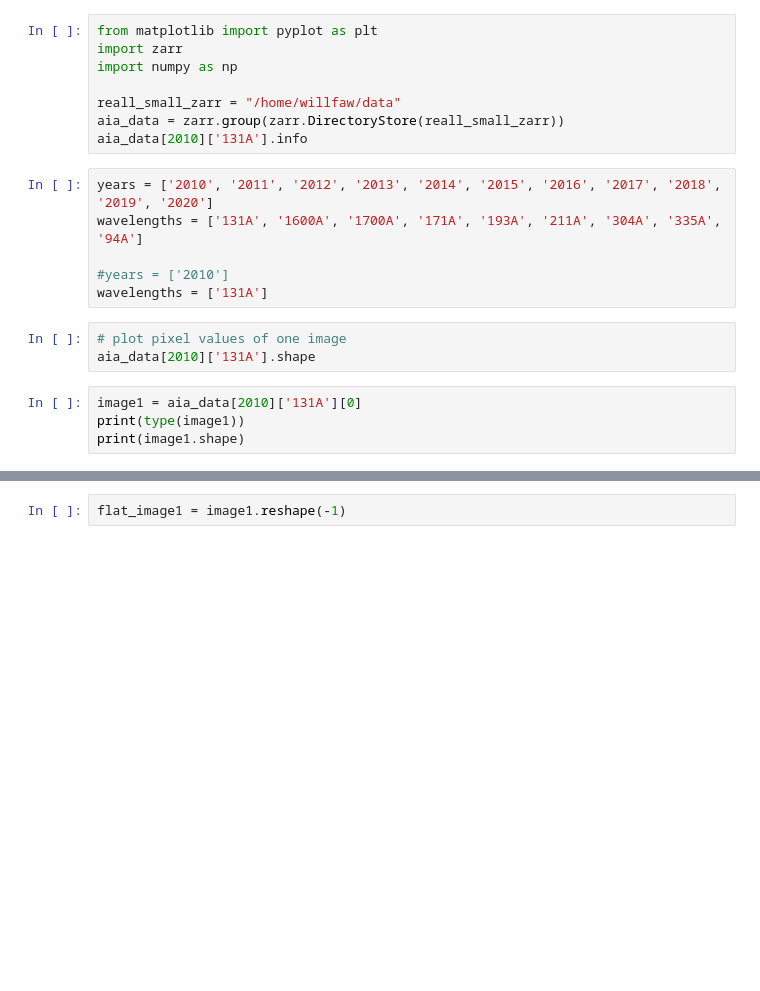
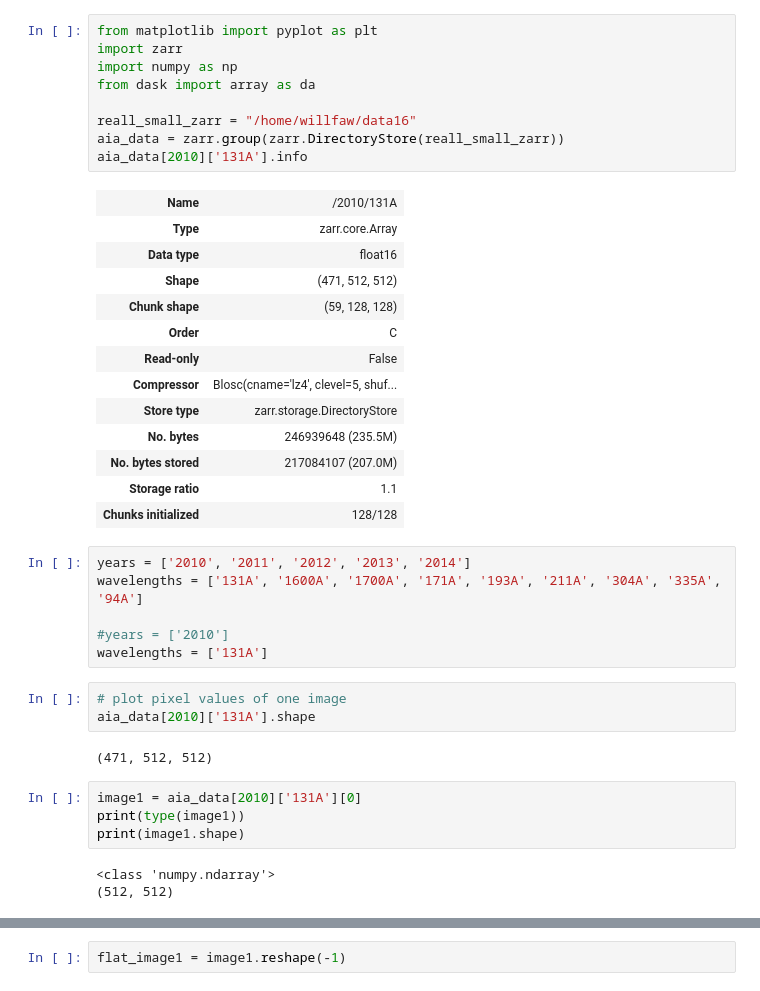
Before and after one commit to FrontierDevelopmentLab/2023-FDL-X-ARD-EVE, a Jupyter notebook: src/notebooks/plotter.ipynb, the cells around one changed output, grey strips where cells are left out. Drawn from its saved outputs; the diff is of its cells as text; blank space fills up the shorter version.

Commit message:
attempts with float16 and bfloat16

```diff
--- a/src/notebooks/plotter.ipynb
+++ b/src/notebooks/plotter.ipynb
@@ -1,13 +1,28 @@
 # %%
 from matplotlib import pyplot as plt
 import zarr
 import numpy as np
+from dask import array as da
 
-reall_small_zarr = "/home/willfaw/data"
+reall_small_zarr = "/home/willfaw/data16"
 aia_data = zarr.group(zarr.DirectoryStore(reall_small_zarr))
 aia_data[2010]['131A'].info
+# %% [output]
+| Name | /2010/131A |
+| Type | zarr.core.Array |
+| Data type | float16 |
+| Shape | (471, 512, 512) |
+| Chunk shape | (59, 128, 128) |
+| Order | C |
+| Read-only | False |
+| Compressor | Blosc(cname='lz4', clevel=5, shuf... |
+| Store type | zarr.storage.DirectoryStore |
+| No. bytes | 246939648 (235.5M) |
+| No. bytes stored | 217084107 (207.0M) |
+| Storage ratio | 1.1 |
+| Chunks initialized | 128/128 |
 # %%
-years = ['2010', '2011', '2012', '2013', '2014', '2015', '2016', '2017', '2018', '2019', '2020']
+years = ['2010', '2011', '2012', '2013', '2014']
 wavelengths = ['131A', '1600A', '1700A', '171A', '193A', '211A', '304A', '335A', '94A']
 
 #years = ['2010']
@@ -15,9 +30,14 @@ wavelengths = ['131A']
 # %%
 # plot pixel values of one image
 aia_data[2010]['131A'].shape
+# %% [output]
+(471, 512, 512)
 # %%
 image1 = aia_data[2010]['131A'][0]
 print(type(image1))
 print(image1.shape)
+# %% [output]
+<class 'numpy.ndarray'>
+(512, 512)
 # %%
 plt.imshow(image1)
```
Also changed, not shown: parts of 12 cells of this notebook.
